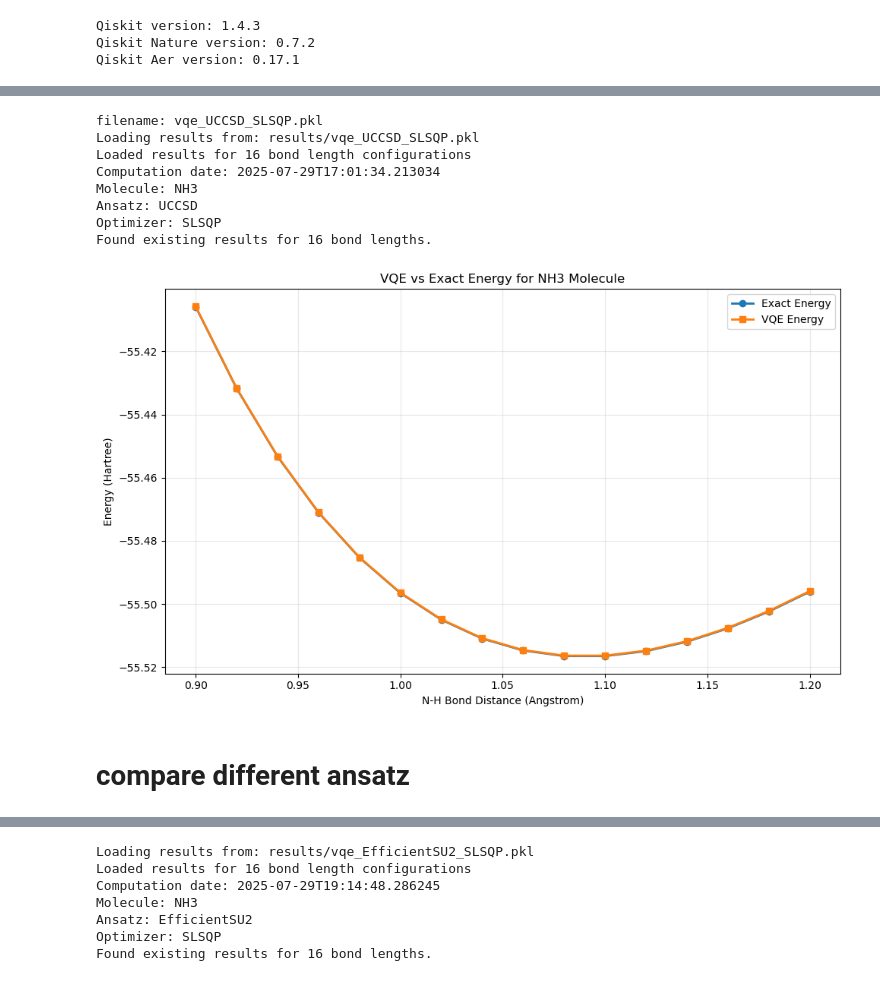
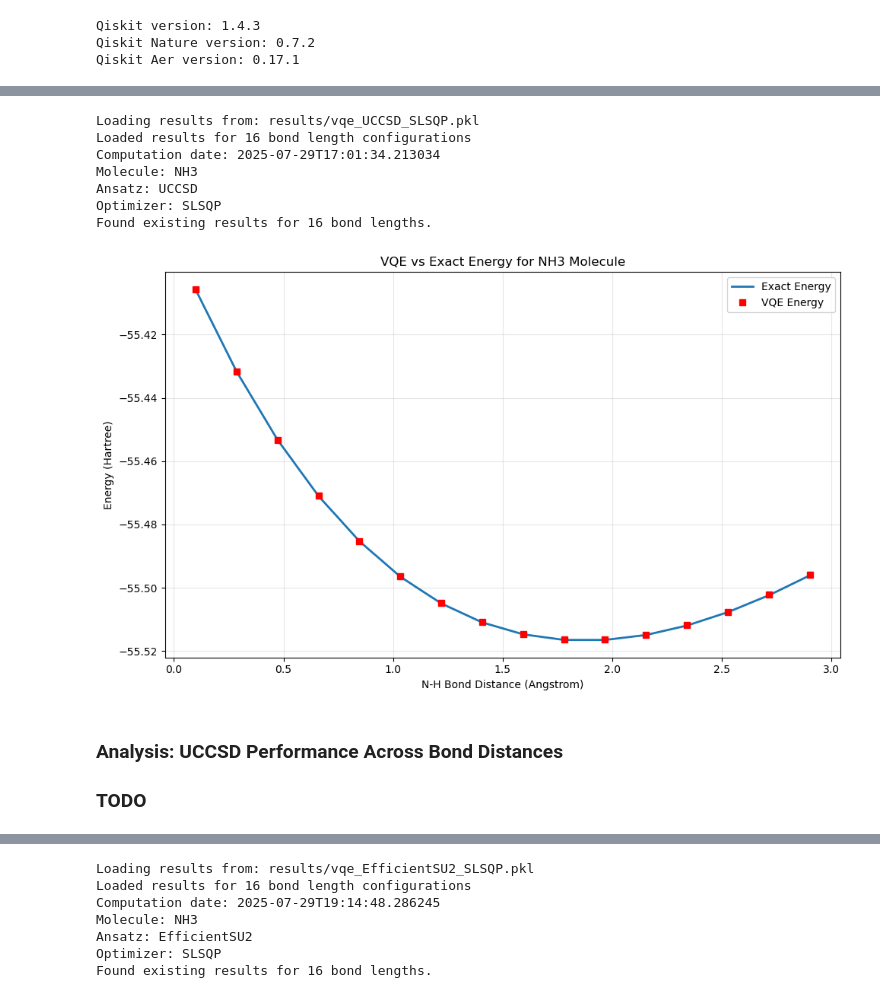
Before and after one commit to trama00/VQE-NH3, a Jupyter notebook: vqe-nh3.ipynb, the cells around one changed output, grey strips where cells are left out. Cells and saved outputs as stored; diff of their text form; code cells hidden in the pictures.

```diff
--- a/vqe-nh3.ipynb
+++ b/vqe-nh3.ipynb
@@ -288,14 +401,18 @@ def run_vqe_calculations(distances, ansatz='UCCSD', optimizer='SLSQP', maxiter=1
 
     Parameters:
     -----------
-    distances : array-like, optional
-        Bond distances to calculate (default: np.arange(0.9, 1.21, 0.02))
+    distances : array-like
+        Bond distances to calculate
     ansatz : str, optional
-        Ansatz type - 'UCCSD' or 'EfficientSU2' (default: 'UCCSD')
+        Ansatz type - 'UCCSD', 'EfficientSU2' or 'TwoLocal' (default: 'UCCSD')
     optimizer : str, optional
-        Optimizer type - 'SLSQP', 'COBYLA', 'SPSA', 'L_BFGS_B' (default: 'SLSQP')
+        Optimizer type - 'SLSQP', 'SPSA', 'L_BFGS_B' (default: 'SLSQP')
     maxiter : int, optional
         Maximum iterations for optimizer (default: 10)
+    check_if_already_computed : bool, optional
+        Whether to check for existing results (default: True)
+    filename : str, optional
+        Filename to load/save results (required if check_if_already_computed is True)
     save_results : bool, optional
         Whether to save results to files (default: True)
     results_dir : str, optional
@@ -320,7 +437,6 @@ def run_vqe_calculations(distances, ansatz='UCCSD', optimizer='SLSQP', maxiter=1
                 print("No previous results found, proceeding with new calculations.")
         else:
             raise ValueError("Filename must be provided if check_if_already_computed is True.")
-
 
     # Create results directory if saving and it doesn't exist
     if save_results:
@@ -404,11 +533,10 @@ def run_vqe_calculations(distances, ansatz='UCCSD', optimizer='SLSQP', maxiter=1
 # %%
-distances = np.arange(0.9, 1.21, 0.02)  # Bond distances in Angstrom
+#distances = np.arange(0.9, 1.21, 0.02)  # Bond distances in Angstrom (old)
+distances = np.linspace(0.1, 2.9, 16)
 
-ANSATZ = 'UCCSD'  # Default ansatz
-OPTIMIZER = 'SLSQP'  # Default optimizer
-filename = f'vqe_{ANSATZ}_{OPTIMIZER}.pkl'  # Default filename for loading results
-print(f"filename: {filename}")
-
+ANSATZ = 'UCCSD'
+OPTIMIZER = 'SLSQP'
+filename = f'vqe_{ANSATZ}_{OPTIMIZER}.pkl'
 
 exact_energies, vqe_energies, results = run_vqe_calculations(
     distances=distances,
@@ -417,7 +545,6 @@ exact_energies, vqe_energies, results = run_vqe_calculations(
     filename=filename,
 )
 # %% [output]
-filename: vqe_UCCSD_SLSQP.pkl
 Loading results from: results/vqe_UCCSD_SLSQP.pkl
 Loaded results for 16 bond length configurations
 Computation date: 2025-07-29T17:01:34.213034
@@ -427,16 +554,18 @@ Optimizer: SLSQP
 Found existing results for 16 bond lengths.
 # %%
 plt.figure(figsize=(10, 6))
-plt.plot(distances, exact_energies, 'o-', label="Exact Energy", linewidth=2)
-plt.plot(distances, vqe_energies, 's-', label="VQE Energy", linewidth=2)
+plt.plot(distances, exact_energies, '-', label="Exact Energy", linewidth=2)
+plt.plot(distances, vqe_energies, 's', label="VQE Energy", markersize=6, color='red')
 plt.xlabel("N-H Bond Distance (Angstrom)")
 plt.ylabel("Energy (Hartree)")
 plt.title("VQE vs Exact Energy for NH3 Molecule")
 plt.legend()
 plt.grid(True, alpha=0.3)
 plt.tight_layout()
 plt.show()
 # %% [output]
-[figure, old version]
+[figure, new version]
-# %% [markdown]
-# compare different ansatz
+# %% [markdown]
+### Analysis: UCCSD Performance Across Bond Distances
+
+### TODO
```
Also changed, not shown: parts of 28 cells of this notebook, 2 other files.
